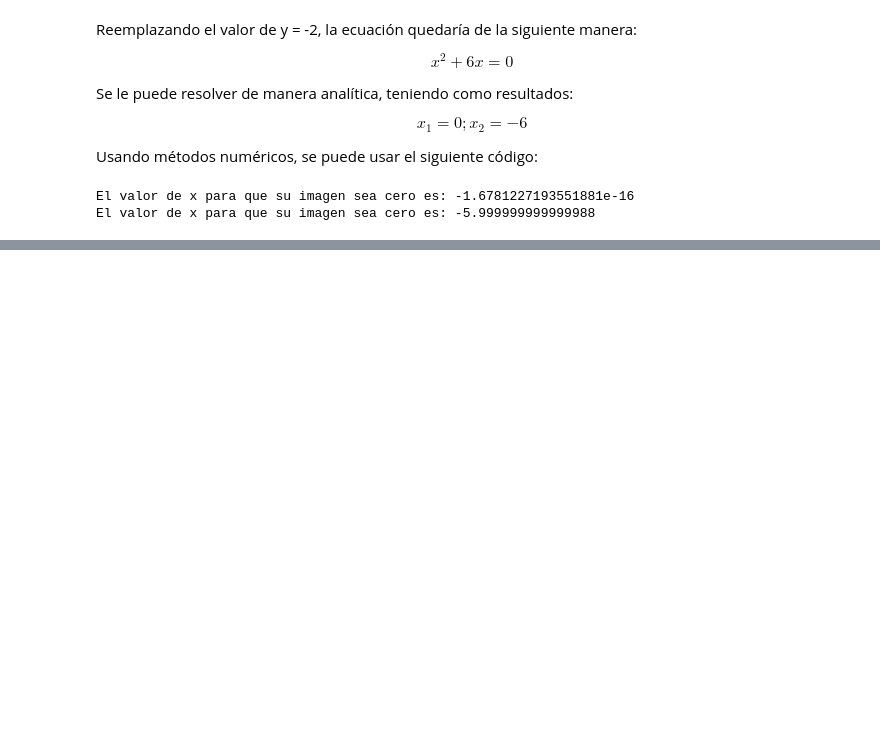
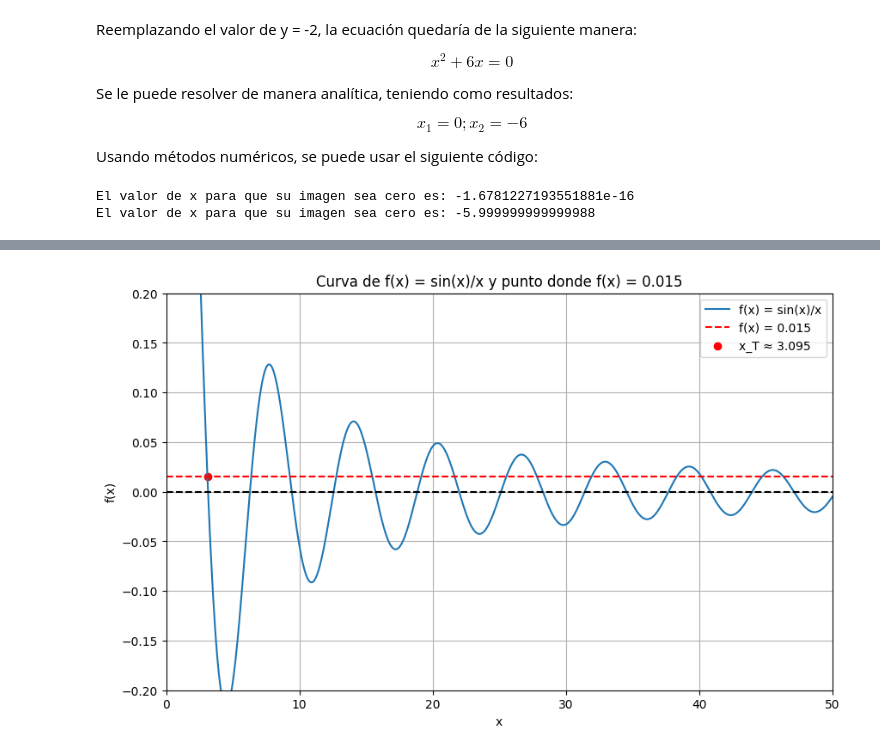
Before and after one commit to GarySnail505/TallerRaices, a Jupyter notebook: DefasGaryTallerRaices.ipynb, the cells around one changed output, grey strips where cells are left out. Drawn from its saved outputs; the diff is of its cells as text; code cells hidden in the pictures; blank space fills up the shorter version.

```diff
--- a/DefasGaryTallerRaices.ipynb
+++ b/DefasGaryTallerRaices.ipynb
@@ -286,0 +304,84 @@ widgets.interact(
+# %%
+import numpy as np
+import matplotlib.pyplot as plt
+from scipy import optimize as opt
+import ipywidgets as widgets
+
+def f(x):
+    return np.sin(x)/x
+
+def g(x):
+    return f(x) - 0.015
+
+# Exploramos visualmente el rango
+eje_x = np.linspace(1, 100, 10000)
+eje_y = g(eje_x)
+
+# Buscamos cambio de signo
+cambios_signos = np.where(np.sign(eje_y[:-1]) != np.sign(eje_y[1:]))[0]
+if len(cambios_signos) > 0:
+    idx = cambios_signos[0]
+    a, b = eje_x[idx], eje_x[idx+1]
+else:
+    a, b = 1, 100
+
+# --- Método de Bisección
+x_T = opt.bisect(g, a, b)
+print(f"El valor de x_T ≈ {x_T:.6f} tal que f(x_T) = 0.015")
+
+# --- Gráfica general ---
+plt.figure(figsize=(10,6))
+plt.plot(eje_x, f(eje_x), label='f(x) = sin(x)/x')
+plt.axhline(0.015, color='r', linestyle='--', label='f(x) = 0.015')
+plt.axhline(0, color='black', linestyle='--')
+plt.scatter(x_T, f(x_T), color='red', label=f'x_T ≈ {x_T:.3f}')
+plt.title('Curva de f(x) = sin(x)/x y punto donde f(x) = 0.015')
+plt.xlabel('x')
+plt.ylabel('f(x)')
+plt.xlim(0, 50)
+plt.ylim(-0.2, 0.2)
+plt.grid(True)
+plt.legend()
+plt.show()
+
+# --- Animación paso a paso del proceso de Bisección ---
+def biseccion_iterativa(func, a, b, tol=1e-6, max_iter=50):
+    pasos = []
+    for _ in range(max_iter):
+        p = (a + b)/2
+        pasos.append((a, b, p, func(p)))
+        if abs(func(p)) < tol or (b - a)/2 < tol:
+            break
+        if func(a) * func(p) > 0:
+            a = p
+        else:
+            b = p
+    return pasos
+
+pasos = biseccion_iterativa(g, a, b)
+
+# --- Función para mostrar iteraciones ---
+def mostrar_iteracion(iteracion):
+    a_i, b_i, p_i, fp = pasos[iteracion]
+    x = np.linspace(a_i-1, b_i+1, 400)
+    y = f(x)
+
+    plt.figure(figsize=(9,6))
+    plt.plot(x, y, label='f(x)')
+    plt.axhline(0.015, color='r', linestyle='--', label='f(x)=0.015')
+    plt.axhline(0, color='black', linestyle='--')
+    plt.axvline(a_i, color='green', linestyle='--', label='a')
+    plt.axvline(b_i, color='orange', linestyle='--', label='b')
+    plt.scatter(p_i, f(p_i), color='red', zorder=5, label=f'p = {p_i:.4f}')
+    plt.title(f"Iteración {iteracion+1}: a={a_i:.3f}, b={b_i:.3f}, p={p_i:.6f}")
+    plt.xlabel('x')
+    plt.ylabel('f(x)')
+    plt.legend()
+    plt.grid(True)
+    plt.show()
+
+widgets.interact(
+    mostrar_iteracion,
+    iteracion=widgets.IntSlider(min=0, max=len(pasos)-1, step=1, value=0)
+)
+# %% [output]
@@ -286,0 +389 @@ widgets.interact(
+[figure, added]
```
Also changed, not shown: parts of 4 cells of this notebook.
